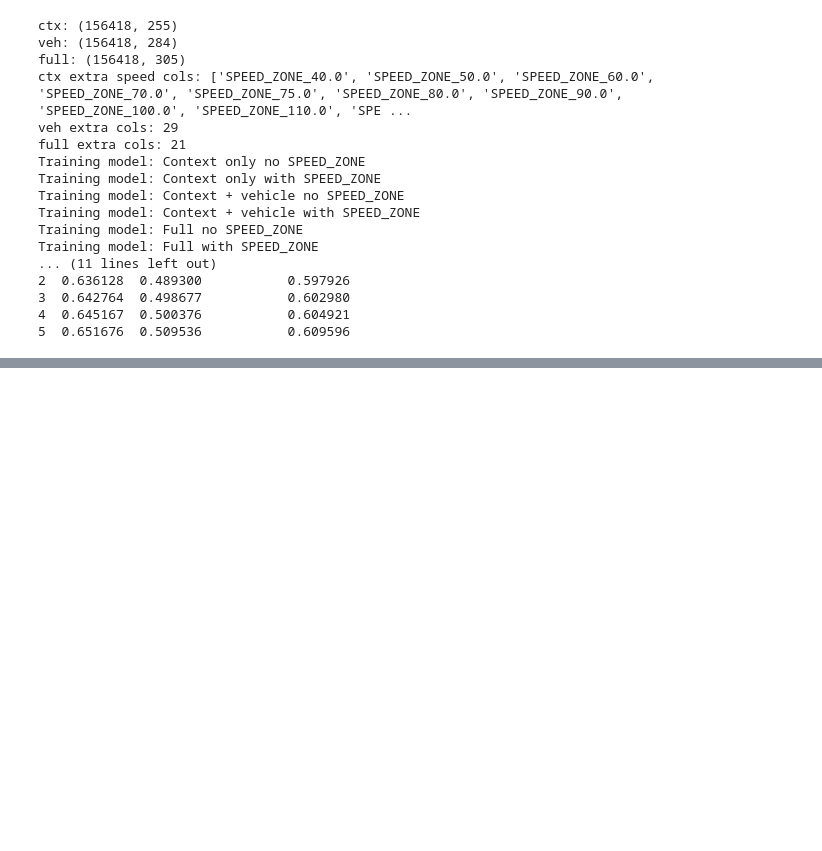
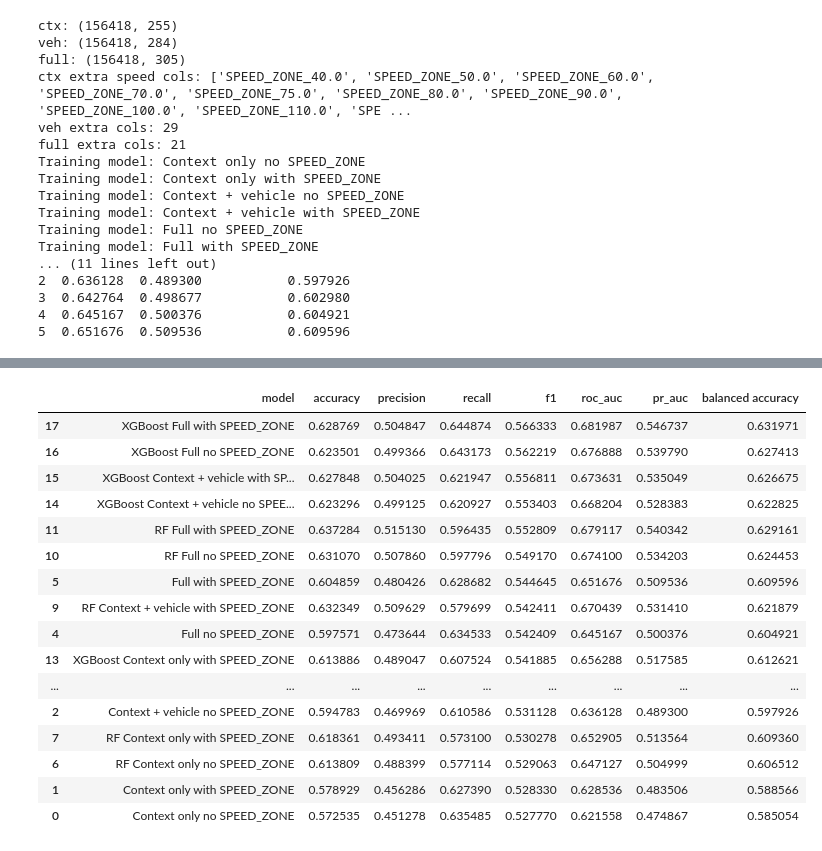
Before and after one commit to comp90049-g65/a2, a Jupyter notebook: rq1.ipynb, the cells around one changed output, grey strips where cells are left out. Drawn from its saved outputs; the diff is of its cells as text; code cells hidden in the pictures; blank space fills up the shorter version.

Commit message:
Update Random Forest, XGBoost and model comparison  for RQ1.

```diff
--- a/rq1.ipynb
+++ b/rq1.ipynb
@@ -621,16 +621,19 @@ for name, X_train, X_test in [
             X_train_this.drop(columns=speed_cols, inplace=True)
             speed_cols = [col for col in X_test.columns if col.startswith("SPEED_ZONE_")]
             X_test_this.drop(columns=speed_cols, inplace=True)
-        print(f"Training model: {name} {"no" if remove_spd else "with"} SPEED_ZONE")
+        speed_label = "no" if remove_spd else "with"
+        model_name = f"{name} {speed_label} SPEED_ZONE"
+        print(f"Training model: {model_name}")
         lr.fit(X_train_this, y_train)
-        models[f"{name} {"no" if remove_spd else "with"} SPEED_ZONE"] = (lr, X_test_this)
+        models[model_name] = (lr, X_test_this)
 
 evals = []
 for name, v in models.items():
     model, X_test = v
     evals.append(evaluate_model(name, model, X_test, y_test))
 
-print(pd.DataFrame(evals))
+lr_results = pd.DataFrame(evals)
+print(lr_results)
 # %% [output]
 ctx: (156418, 255)
 veh: (156418, 284)
@@ -656,0 +794,21 @@ df = pd.read_parquet("rq1.parquet")
+# %%
+all_model_results = pd.concat([lr_results, rf_results, xgb_results], ignore_index=True)
+all_model_results.sort_values("f1", ascending=False)
+# %% [output]
+|  | model | accuracy | precision | recall | f1 | roc_auc | pr_auc | balanced accuracy |
+| 17 | XGBoost Full with SPEED_ZONE | 0.628769 | 0.504847 | 0.644874 | 0.566333 | 0.681987 | 0.546737 | 0.631971 |
+| 16 | XGBoost Full no SPEED_ZONE | 0.623501 | 0.499366 | 0.643173 | 0.562219 | 0.676888 | 0.539790 | 0.627413 |
+| 15 | XGBoost Context + vehicle with SP... | 0.627848 | 0.504025 | 0.621947 | 0.556811 | 0.673631 | 0.535049 | 0.626675 |
+| 14 | XGBoost Context + vehicle no SPEE... | 0.623296 | 0.499125 | 0.620927 | 0.553403 | 0.668204 | 0.528383 | 0.622825 |
+| 11 | RF Full with SPEED_ZONE | 0.637284 | 0.515130 | 0.596435 | 0.552809 | 0.679117 | 0.540342 | 0.629161 |
+| 10 | RF Full no SPEED_ZONE | 0.631070 | 0.507860 | 0.597796 | 0.549170 | 0.674100 | 0.534203 | 0.624453 |
+| 5 | Full with SPEED_ZONE | 0.604859 | 0.480426 | 0.628682 | 0.544645 | 0.651676 | 0.509536 | 0.609596 |
+| 9 | RF Context + vehicle with SPEED_ZONE | 0.632349 | 0.509629 | 0.579699 | 0.542411 | 0.670439 | 0.531410 | 0.621879 |
+| 4 | Full no SPEED_ZONE | 0.597571 | 0.473644 | 0.634533 | 0.542409 | 0.645167 | 0.500376 | 0.604921 |
+| 13 | XGBoost Context only with SPEED_ZONE | 0.613886 | 0.489047 | 0.607524 | 0.541885 | 0.656288 | 0.517585 | 0.612621 |
+| ... | ... | ... | ... | ... | ... | ... | ... | ... |
+| 2 | Context + vehicle no SPEED_ZONE | 0.594783 | 0.469969 | 0.610586 | 0.531128 | 0.636128 | 0.489300 | 0.597926 |
+| 7 | RF Context only with SPEED_ZONE | 0.618361 | 0.493411 | 0.573100 | 0.530278 | 0.652905 | 0.513564 | 0.609360 |
+| 6 | RF Context only no SPEED_ZONE | 0.613809 | 0.488399 | 0.577114 | 0.529063 | 0.647127 | 0.504999 | 0.606512 |
+| 1 | Context only with SPEED_ZONE | 0.578929 | 0.456286 | 0.627390 | 0.528330 | 0.628536 | 0.483506 | 0.588566 |
+| 0 | Context only no SPEED_ZONE | 0.572535 | 0.451278 | 0.635485 | 0.527770 | 0.621558 | 0.474867 | 0.585054 |
```
Also changed, not shown: parts of 11 cells of this notebook, 2 other files.
